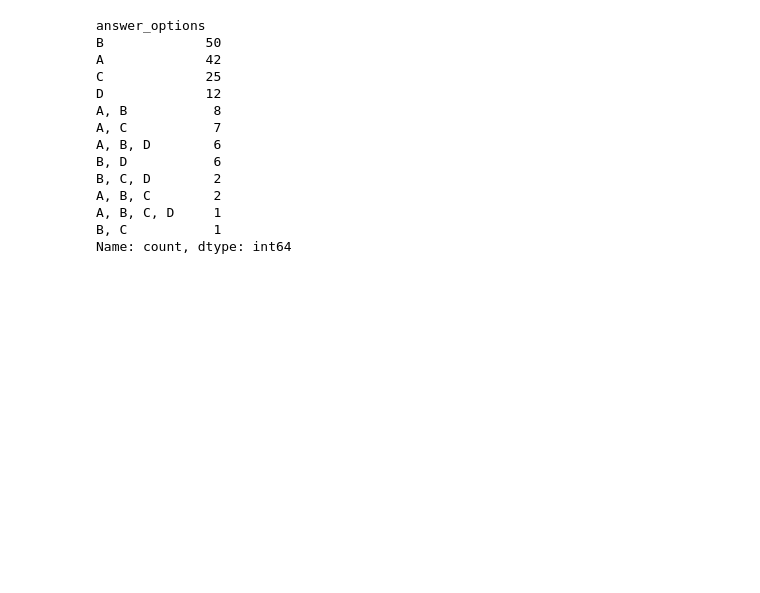
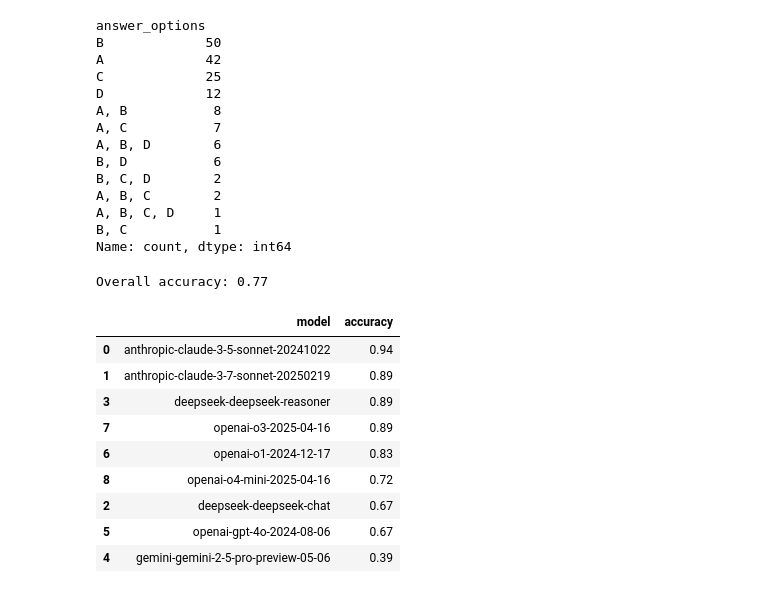
Before and after one commit to translatorswb/LLMs-4-social-impact, a Jupyter notebook: analyze_harder_MCQs.ipynb, the cells around one changed output. Cells and saved outputs as stored; diff of their text form; code cells hidden in the pictures; blank space fills up the shorter version.

Commit message:
Calculate overall accuracy

```diff
--- a/analyze_harder_MCQs.ipynb
+++ b/analyze_harder_MCQs.ipynb
@@ -95,9 +95,13 @@ A, B, C, D     1
 B, C           1
 Name: count, dtype: int64
 # %%
+harder_mcq_df['is_correct'] = harder_mcq_df['correct_answer'] == harder_mcq_df['answer_options']
 # calculate accuracy per model
-harder_mcq_df['is_correct'] = harder_mcq_df['correct_answer'] == harder_mcq_df['answer_options']
 accuracy_results = harder_mcq_df.groupby('model')['is_correct'].mean().reset_index().round(2)
+
+# calculate overall accuracy
+overall_accuracy = harder_mcq_df['is_correct'].mean()
+print(f'Overall accuracy: {overall_accuracy:.2f}')
 
 # sort the results by accuracy
 accuracy_results = accuracy_results.sort_values(by='is_correct', ascending=False)
@@ -105,6 +109,21 @@ accuracy_results = accuracy_results.sort_values(by='is_correct', ascending=False
 # write accuracy results to a CSV file
 accuracy_results = accuracy_results.rename(columns={'is_correct': 'accuracy'})
 accuracy_results.to_csv('analysis_results/harder_mcq_accuracy.csv', index=False)
+# %% [output]
+Overall accuracy: 0.77
+# %%
+accuracy_results
+# %% [output]
+|  | model | accuracy |
+| 0 | anthropic-claude-3-5-sonnet-20241022 | 0.94 |
+| 1 | anthropic-claude-3-7-sonnet-20250219 | 0.89 |
+| 3 | deepseek-deepseek-reasoner | 0.89 |
+| 7 | openai-o3-2025-04-16 | 0.89 |
+| 6 | openai-o1-2024-12-17 | 0.83 |
+| 8 | openai-o4-mini-2025-04-16 | 0.72 |
+| 2 | deepseek-deepseek-chat | 0.67 |
+| 5 | openai-gpt-4o-2024-08-06 | 0.67 |
+| 4 | gemini-gemini-2-5-pro-preview-05-06 | 0.39 |
 # %%
 # look at the incorrect answers
 harder_mcq_df[harder_mcq_df['is_correct'] == False]
```
